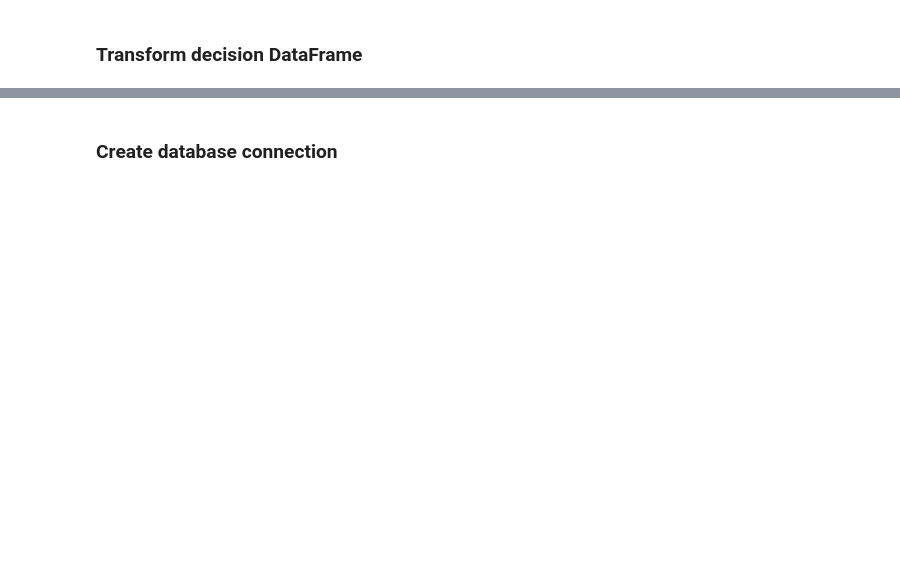
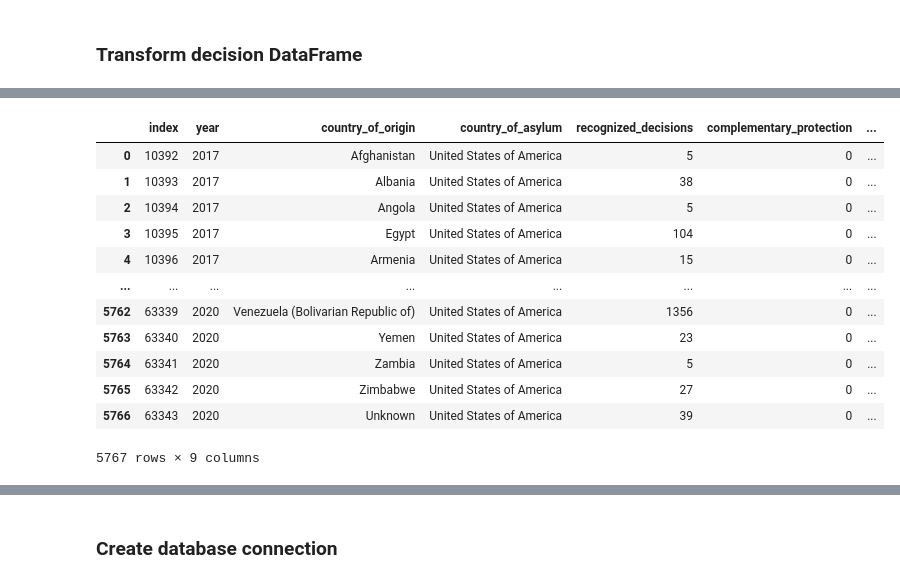
Before and after one commit to bradleyp18/ETL_Asylum, a Jupyter notebook: asylum_etl-checkpoint.ipynb, the cells around one changed output, grey strips where cells are left out. Saved outputs shown, nothing was run; the diff lists cells and outputs as text; code cells hidden in the pictures; blank space fills up the shorter version.

```diff
--- a/asylum_etl-checkpoint.ipynb
+++ b/asylum_etl-checkpoint.ipynb
@@ -6,5 +18,5 @@ from sqlalchemy import create_engine
 # %%
-application_file = "C:\Users\bradl\Desktop\Git\nwBootCamp\ETL_Asylum\Resources\asylum-applications.csv"
-application_df = pd.read_csv(application_file)
-application_df.head()
+decision_file = r"C:\Users\bradl\Desktop\Git\nwBootCamp\ETL_Asylum\Resources\asylum-decisions.csv"
+decision_df = pd.read_csv(decision_file)
+decision_df.head()
 # %% [output]
@@ -58,6 +164,20 @@ new_decision_transformed_df.head()
 # %%
 us_decision_df = new_decision_transformed_df.loc[new_decision_transformed_df["country_of_asylum"] == "United States of America"]
 
-us_decision_df.reset_index(drop=True)
+us_decision_df.reset_index(drop=False)
+# %% [output]
+|  | index | year | country_of_origin | country_of_asylum | recognized_decisions | complementary_protection | ... |
+| 0 | 10392 | 2017 | Afghanistan | United States of America | 5 | 0 | ... |
+| 1 | 10393 | 2017 | Albania | United States of America | 38 | 0 | ... |
+| 2 | 10394 | 2017 | Angola | United States of America | 5 | 0 | ... |
+| 3 | 10395 | 2017 | Egypt | United States of America | 104 | 0 | ... |
+| 4 | 10396 | 2017 | Armenia | United States of America | 15 | 0 | ... |
+| ... | ... | ... | ... | ... | ... | ... | ... |
+| 5762 | 63339 | 2020 | Venezuela (Bolivarian Republic of) | United States of America | 1356 | 0 | ... |
+| 5763 | 63340 | 2020 | Yemen | United States of America | 23 | 0 | ... |
+| 5764 | 63341 | 2020 | Zambia | United States of America | 5 | 0 | ... |
+| 5765 | 63342 | 2020 | Zimbabwe | United States of America | 27 | 0 | ... |
+| 5766 | 63343 | 2020 | Unknown | United States of America | 39 | 0 | ... |
+5767 rows × 9 columns
 # %%
 us_decision_df["country_of_origin"].value_counts()
```
Also changed, not shown: parts of 23 cells of this notebook, 1 other file.
